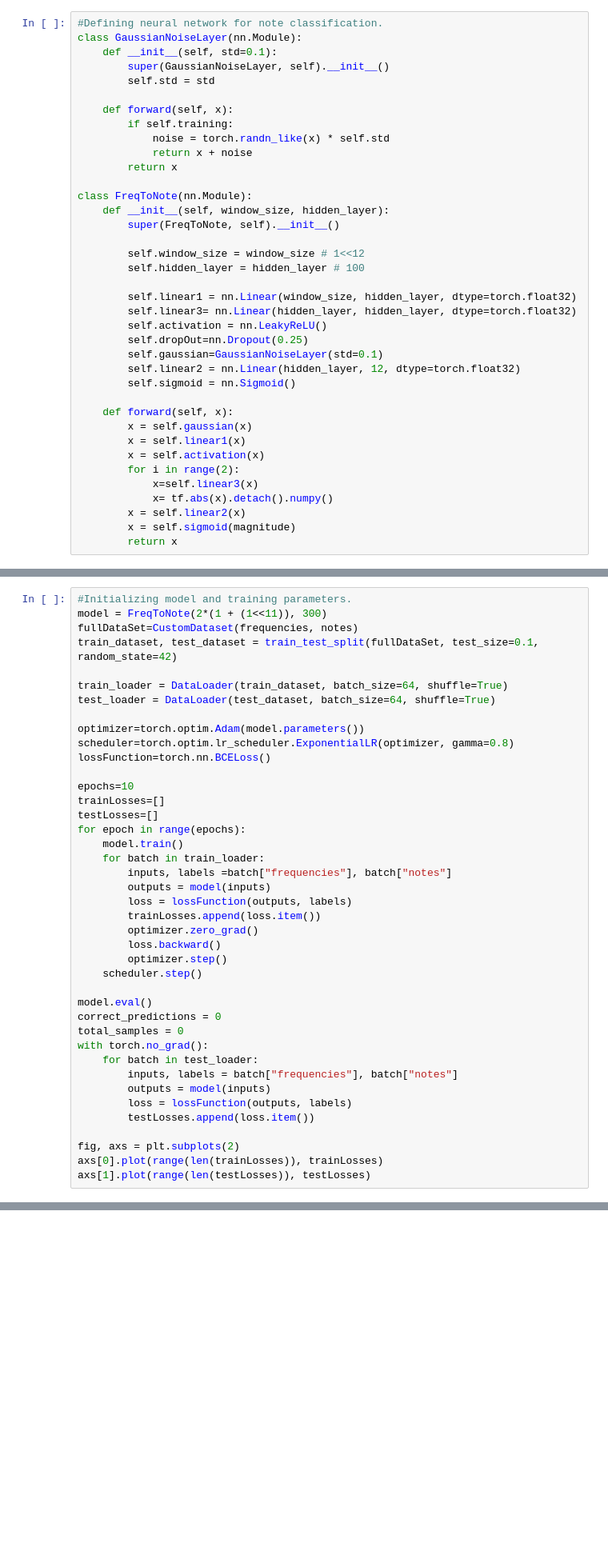
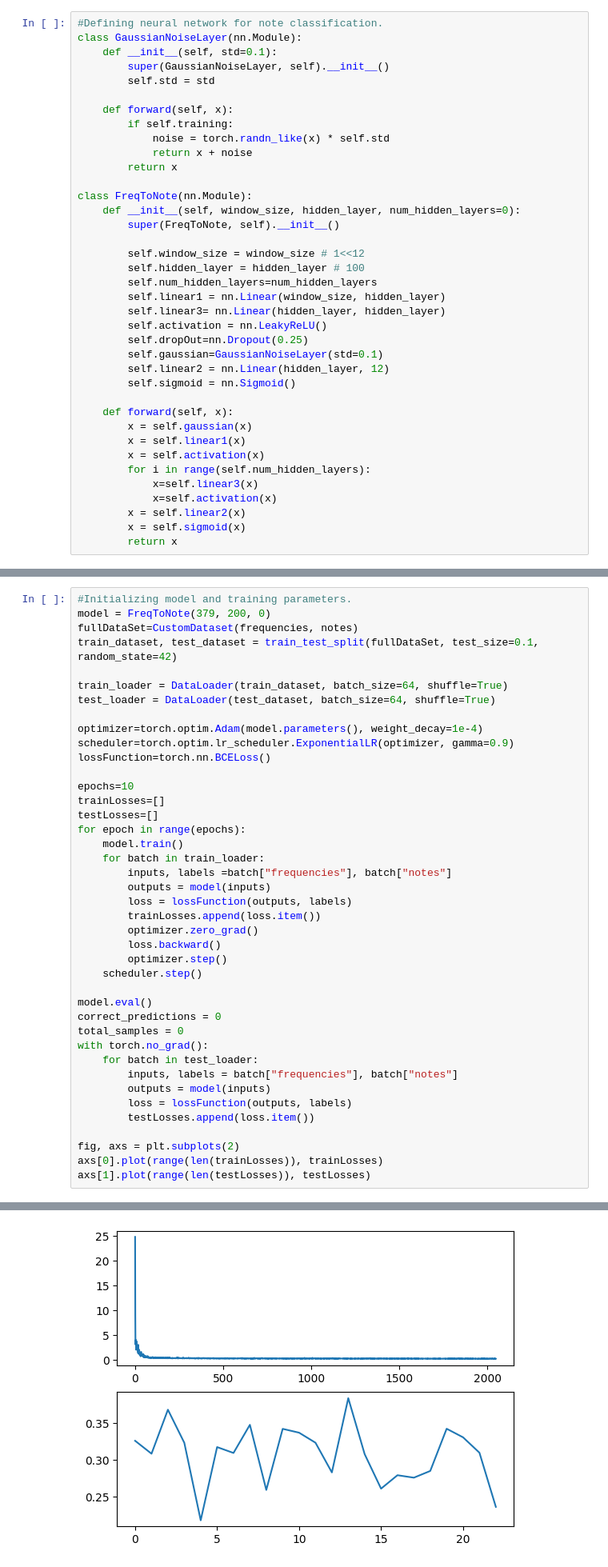
Before and after one commit to ddgithubb/string-protagonist, a Jupyter notebook: ml/py/evaluation.ipynb, the cells around one changed output, grey strips where cells are left out. Shown: that part at 80% size. Drawn from its saved outputs; the diff is of its cells as text; blank space fills up the shorter version.

```diff
--- a/ml/py/evaluation.ipynb
+++ b/ml/py/evaluation.ipynb
@@ -26,29 +25,29 @@ class GaussianNoiseLayer(nn.Module):
         return x
 
 class FreqToNote(nn.Module):
-    def __init__(self, window_size, hidden_layer):
+    def __init__(self, window_size, hidden_layer, num_hidden_layers=0):
         super(FreqToNote, self).__init__()
 
         self.window_size = window_size # 1<<12
         self.hidden_layer = hidden_layer # 100
-
-        self.linear1 = nn.Linear(window_size, hidden_layer, dtype=torch.float32)
-        self.linear3= nn.Linear(hidden_layer, hidden_layer, dtype=torch.float32)
+        self.num_hidden_layers=num_hidden_layers
+        self.linear1 = nn.Linear(window_size, hidden_layer)
+        self.linear3= nn.Linear(hidden_layer, hidden_layer)
         self.activation = nn.LeakyReLU()
         self.dropOut=nn.Dropout(0.25)
         self.gaussian=GaussianNoiseLayer(std=0.1)
-        self.linear2 = nn.Linear(hidden_layer, 12, dtype=torch.float32)
+        self.linear2 = nn.Linear(hidden_layer, 12)
         self.sigmoid = nn.Sigmoid()
 
     def forward(self, x):
         x = self.gaussian(x)
         x = self.linear1(x)
         x = self.activation(x)
-        for i in range(2):
+        for i in range(self.num_hidden_layers):
             x=self.linear3(x)
-            x= tf.abs(x).detach().numpy()
+            x=self.activation(x)
         x = self.linear2(x)
-        x = self.sigmoid(magnitude)
+        x = self.sigmoid(x)
         return x
 # %%
 #Creating a custom dataset to load a dataframe into a pytorch dataset.
@@ -97,14 +91,14 @@ formatCSV()
 # %%
 #Initializing model and training parameters.
-model = FreqToNote(2*(1 + (1<<11)), 300)
+model = FreqToNote(379, 200, 0)
 fullDataSet=CustomDataset(frequencies, notes)
 train_dataset, test_dataset = train_test_split(fullDataSet, test_size=0.1, random_state=42)
 
 train_loader = DataLoader(train_dataset, batch_size=64, shuffle=True)
 test_loader = DataLoader(test_dataset, batch_size=64, shuffle=True)
 
-optimizer=torch.optim.Adam(model.parameters())
-scheduler=torch.optim.lr_scheduler.ExponentialLR(optimizer, gamma=0.8)
+optimizer=torch.optim.Adam(model.parameters(), weight_decay=1e-4)
+scheduler=torch.optim.lr_scheduler.ExponentialLR(optimizer, gamma=0.9)
 lossFunction=torch.nn.BCELoss()
 
 epochs=10
@@ -140,3 +134,4 @@ IndexError: index 332195199 is out of bounds for dimension 0 with size 117924
+[figure, added]
 # %%
 torch.onnx.export(
     model,
```
Also changed, not shown: parts of 4 cells of this notebook, 3 other files.
